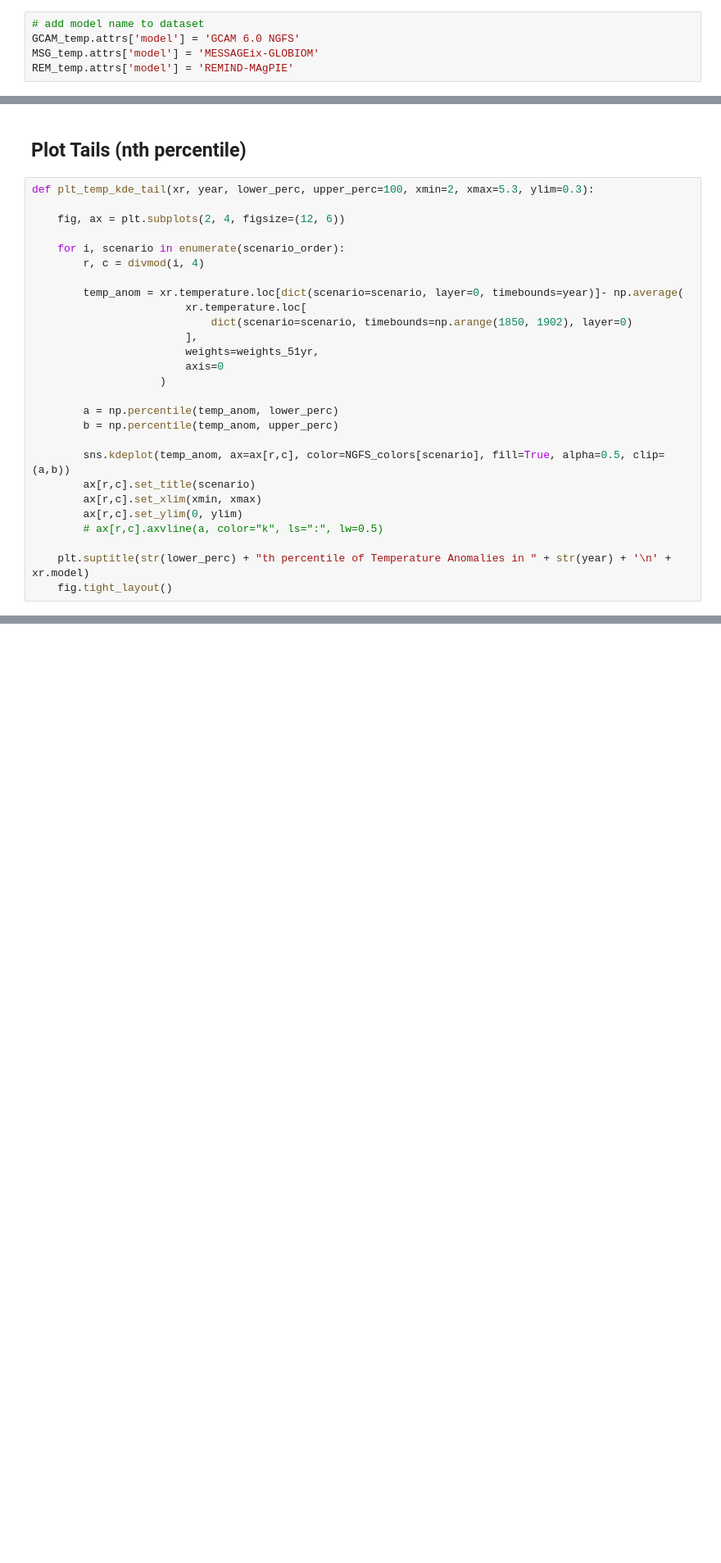
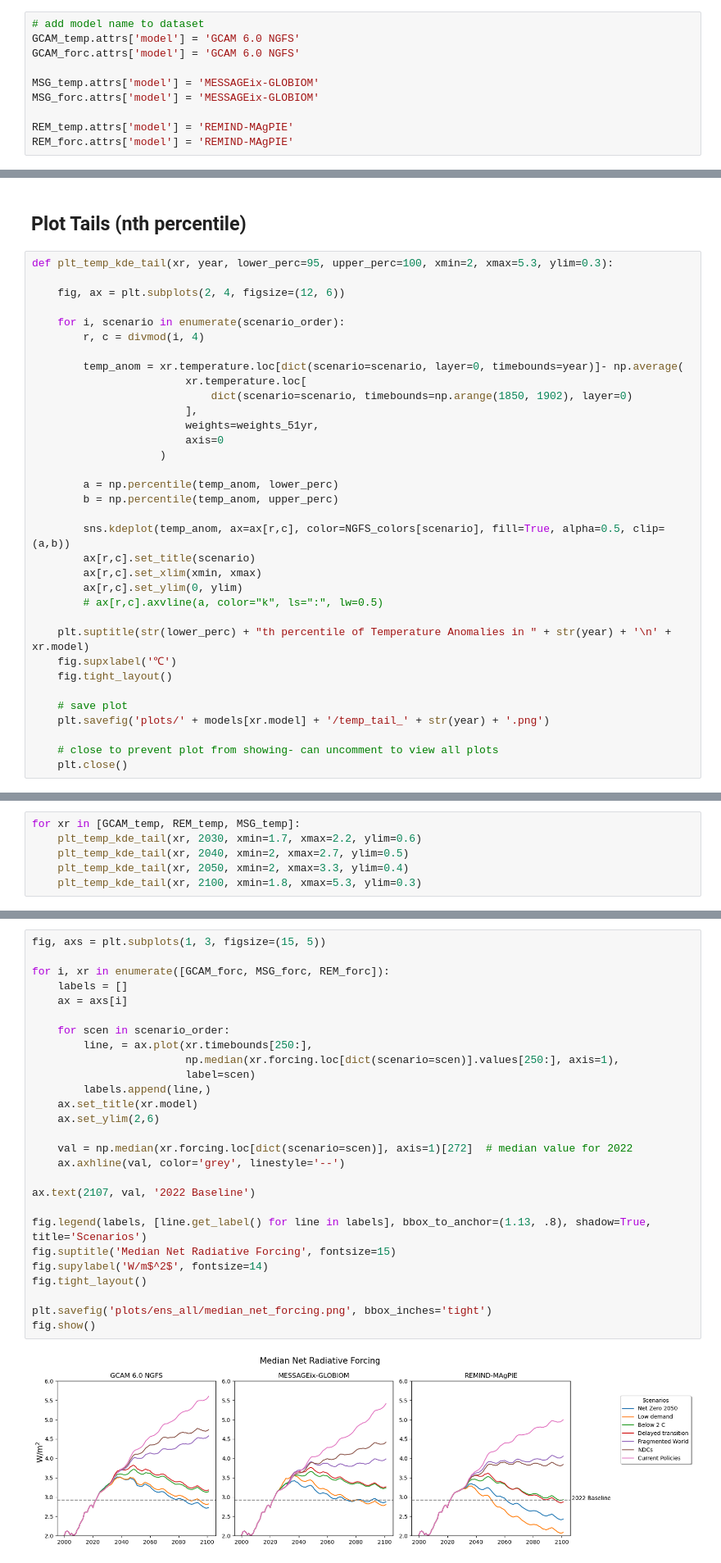
Before and after one commit to ericasimon16/woodwell_internship, a Jupyter notebook: visualize_ensemble.ipynb, the cells around one changed output, grey strips where cells are left out. Shown at 82% size. Saved outputs shown, nothing was run; the diff lists cells and outputs as text; blank space fills up the shorter version.

```diff
--- a/visualize_ensemble.ipynb
+++ b/visualize_ensemble.ipynb
@@ -37,5 +48,10 @@ REM_temp = xr.open_dataset('outputs/REM_prob_run.nc')
 # %%
 # add model name to dataset
 GCAM_temp.attrs['model'] = 'GCAM 6.0 NGFS'
+GCAM_forc.attrs['model'] = 'GCAM 6.0 NGFS'
+
 MSG_temp.attrs['model'] = 'MESSAGEix-GLOBIOM'
+MSG_forc.attrs['model'] = 'MESSAGEix-GLOBIOM'
+
 REM_temp.attrs['model'] = 'REMIND-MAgPIE'
+REM_forc.attrs['model'] = 'REMIND-MAgPIE'
@@ -255,7 +254,7 @@ get_percentile(MSG_temp, 2100, 25, 75)
 # %% [markdown]
 ## Plot Tails (nth percentile)
 # %%
-def plt_temp_kde_tail(xr, year, lower_perc, upper_perc=100, xmin=2, xmax=5.3, ylim=0.3):
+def plt_temp_kde_tail(xr, year, lower_perc=95, upper_perc=100, xmin=2, xmax=5.3, ylim=0.3):
 
     fig, ax = plt.subplots(2, 4, figsize=(12, 6))
 
@@ -280,4 +279,11 @@ def plt_temp_kde_tail(xr, year, lower_perc, upper_perc=100, xmin=2, xmax=5.3, yl
         # ax[r,c].axvline(a, color="k", ls=":", lw=0.5)
 
     plt.suptitle(str(lower_perc) + "th percentile of Temperature Anomalies in " + str(year) + '\n' + xr.model)
+    fig.supxlabel('℃')
     fig.tight_layout()
+
+    # save plot
+    plt.savefig('plots/' + models[xr.model] + '/temp_tail_' + str(year) + '.png')
+
+    # close to prevent plot from showing- can uncomment to view all plots
+    plt.close()
@@ -386,0 +290,6 @@ plt_temp_kde_tail2(REM_temp, 2100, 95, xmin=1.8, xmax=5.3, ylim=0.3)
+# %%
+for xr in [GCAM_temp, REM_temp, MSG_temp]:
+    plt_temp_kde_tail(xr, 2030, xmin=1.7, xmax=2.2, ylim=0.6)
+    plt_temp_kde_tail(xr, 2040, xmin=2, xmax=2.7, ylim=0.5)
+    plt_temp_kde_tail(xr, 2050, xmin=2, xmax=3.3, ylim=0.4)
+    plt_temp_kde_tail(xr, 2100, xmin=1.8, xmax=5.3, ylim=0.3)
@@ -386,0 +298,29 @@ plt_temp_kde_tail2(REM_temp, 2100, 95, xmin=1.8, xmax=5.3, ylim=0.3)
+# %%
+fig, axs = plt.subplots(1, 3, figsize=(15, 5))
+
+for i, xr in enumerate([GCAM_forc, MSG_forc, REM_forc]):
+    labels = []
+    ax = axs[i]
+
+    for scen in scenario_order:
+        line, = ax.plot(xr.timebounds[250:],
+                        np.median(xr.forcing.loc[dict(scenario=scen)].values[250:], axis=1),
+                        label=scen)
+        labels.append(line,)
+    ax.set_title(xr.model)
+    ax.set_ylim(2,6)
+
+    val = np.median(xr.forcing.loc[dict(scenario=scen)], axis=1)[272]  # median value for 2022
+    ax.axhline(val, color='grey', linestyle='--')
+
+ax.text(2107, val, '2022 Baseline')
+
+fig.legend(labels, [line.get_label() for line in labels], bbox_to_anchor=(1.13, .8), shadow=True, title='Scenarios')
+fig.suptitle('Median Net Radiative Forcing', fontsize=15)
+fig.supylabel('W/m$^2$', fontsize=14)
+fig.tight_layout()
+
+plt.savefig('plots/ens_all/median_net_forcing.png', bbox_inches='tight')
+fig.show()
+# %% [output]
+[figure, added]
```
Also changed, not shown: parts of 34 cells of this notebook, 2 other files.
